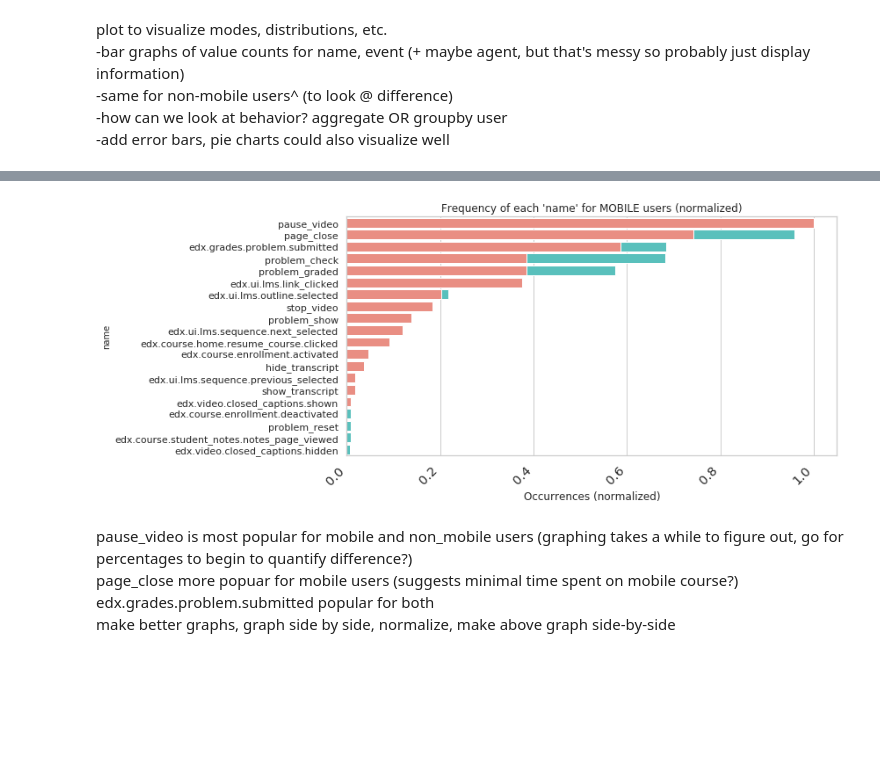
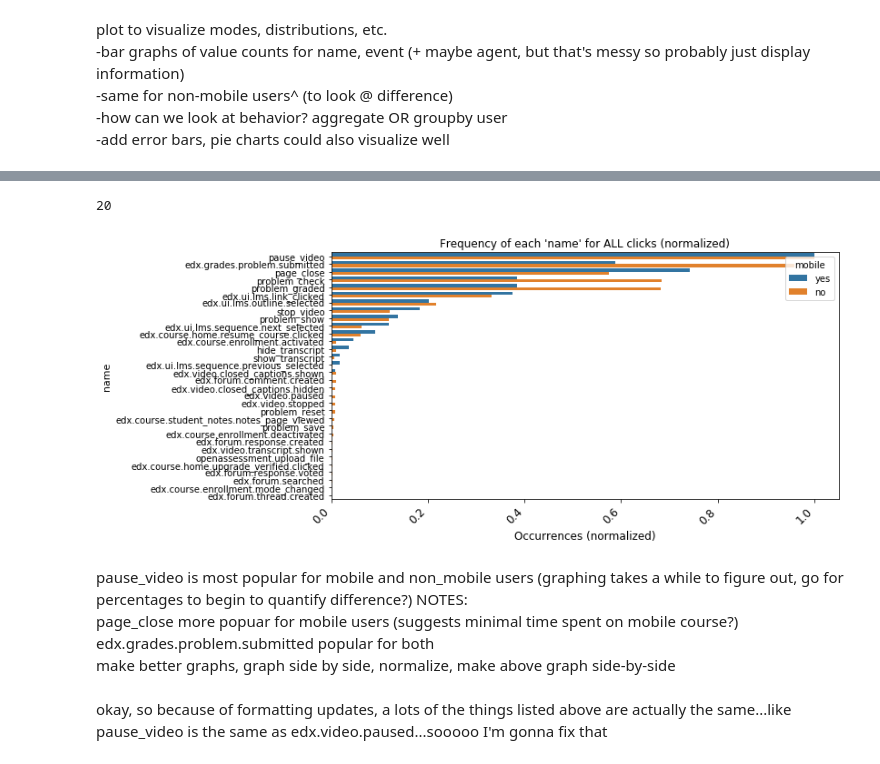
Before and after one commit to jyoonkim/Test, a Jupyter notebook: user_device_hb.ipynb, the cells around one changed output, grey strips where cells are left out. Drawn from its saved outputs; the diff is of its cells as text; code cells hidden in the pictures; blank space fills up the shorter version.

Commit message:
Added horizontal bar graph, trying to speed up dataframe writing

```diff
--- a/user_device_hb.ipynb
+++ b/user_device_hb.ipynb
@@ -327,8 +373,14 @@ name_count.columns = ['name', 'values']
 non_name_count = non_name_count.to_frame()
 non_name_count = non_name_count.reset_index()
 non_name_count.columns = ['name', 'values']
+
+len(name_count)
+# %% [output]
+20
 # %%
-#normalize data
+#normalize data and create single data from with name, values, normalized values, and mobile usage
+mobile =  []
+non_mobile =  []
 
 x = name_count[['values']].values.astype(float)
 min_max_scaler = preprocessing.MinMaxScaler()
@@ -339,36 +391,50 @@ y_scaled = min_max_scaler_2.fit_transform(y)
 
 # Run the normalizer on the dataframe
 name_count_normalized = pd.DataFrame(x_scaled)
-name_count_normalized.columns = ['normal']
-result_x = pd.concat([name_count, name_count_normalized], axis=1, sort=False)
+name_count_normalized.columns = ['normalized']
+for count in range(len(name_count_normalized)):
+    mobile.append('yes')
+non_name_count_normalized = pd.DataFrame(y_scaled)
+non_name_count_normalized.columns = ['normalized']
+for count in range(len(non_name_count_normalized)):
+    non_mobile.append('no')
 
-non_name_count_normalized = pd.DataFrame(y_scaled)
-result_y = pd.concat([non_name_count, non_name_count_normalized], axis=1, sort=False)
-#result_y = result_y.drop(['name'], axis = 'columns')
-result_y.columns = ['name','non_values','non_normal']
+name_count_normalized['mobile'] = mobile
+non_name_count_normalized['mobile'] = non_mobile
 
-# final_result = pd.concat([result_x, result_y], axis=1, sort=False)
-# final_result.head(4)
+result_1 = pd.concat([name_count, name_count_normalized], axis=1, sort=False)
+result_2 = pd.concat([non_name_count, non_name_count_normalized], axis=1, sort=False)
+result = pd.concat([result_1, result_2], axis = 0, sort = False)
+result = result.reset_index(drop=True)
+
+#remove very small occurences
+for count in range(len(result)):
+    if result['normalized'][count] < 0.001:
+        result = result.drop(labels = [count], axis = 0)
+
+result = result.reset_index(drop=True).sort_values(by = 'normalized', ascending = False)
+#result.head(35)
 # %%
 #make a horizontal bar plot with side by side data
 plt.figure(figsize=(10,5))
 
-sns.barplot(x = result_y['non_normal'], y =  result_y['name'], color = "mediumturquoise")
-sns.barplot(x = result_x['normal'], y =  result_x['name'], color = "salmon")
-plt.title("Frequency of each 'name' for MOBILE users (normalized)")
+sns.barplot(x = result['normalized'], y =  result['name'], hue = "mobile", data = result)
+plt.title("Frequency of each 'name' for ALL clicks (normalized)")
 plt.xlabel('Occurrences (normalized)', fontsize=12)
-plt.ylabel('name', fontsize=10)
+plt.ylabel('name', fontsize=11)
 plt.xticks(
     rotation=45,
     horizontalalignment='right',
     fontsize='large'
 )
 
 plt.show()
 # %% [output]
-[figure, old version]
+[figure, new version]
 # %% [markdown]
-pause_video is most popular for mobile and non_mobile users (graphing takes a while to figure out, go for percentages to begin to quantify difference?)
+pause_video is most popular for mobile and non_mobile users (graphing takes a while to figure out, go for percentages to begin to quantify difference?) NOTES:
 <br>page_close more popuar for mobile users (suggests minimal time spent on mobile course?)
 <br>edx.grades.problem.submitted popular for both
 <br> make better graphs, graph side by side, normalize, make above graph side-by-side
+# %% [markdown]
+okay, so because of formatting updates, a lots of the things listed above are actually the same...like pause_video is the same as edx.video.paused...sooooo I'm gonna fix that
```
Also changed, not shown: parts of 11 cells of this notebook.
